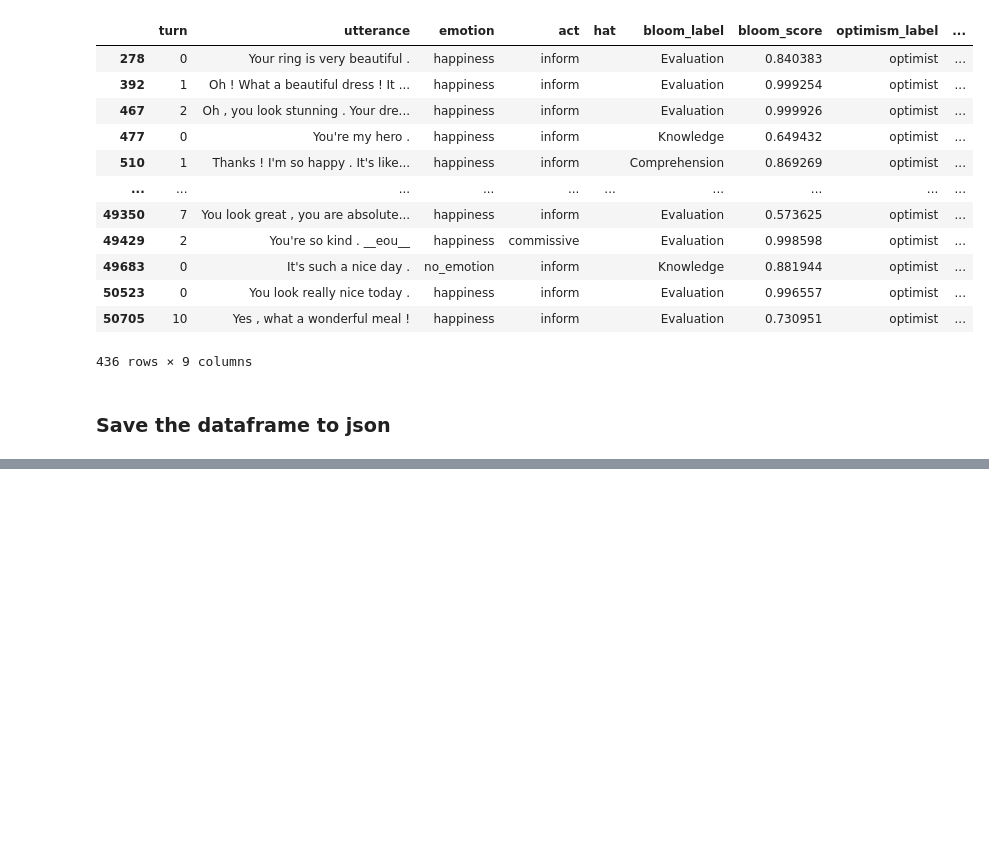
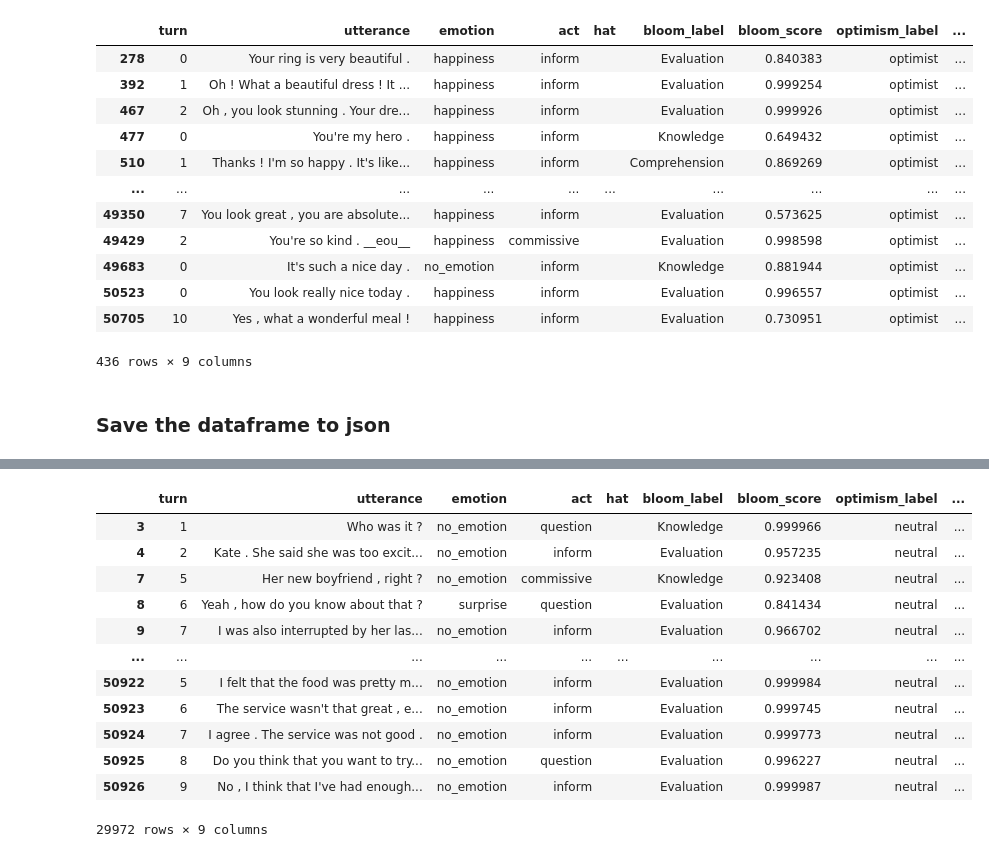
Before and after one commit to EmilianoMarrale/HLT, a Jupyter notebook: Automated Labeling/Yellow Hat/YELLOW_prediction.ipynb, the cells around one changed output, grey strips where cells are left out. Saved outputs shown, nothing was run; the diff lists cells and outputs as text; code cells hidden in the pictures; blank space fills up the shorter version.

```diff
--- a/Automated Labeling/Yellow Hat/YELLOW_prediction.ipynb
+++ b/Automated Labeling/Yellow Hat/YELLOW_prediction.ipynb
@@ -212,0 +261,16 @@ dialogues_df.to_json('dataset_with_bloom_optimism.json', orient='records', lines
+# %%
+dialogues_df.query("(bloom_label == 'Knowledge' or bloom_label == 'Evaluation') and bloom_score>0.8")
+# %% [output]
+|  | turn | utterance | emotion | act | hat | bloom_label | bloom_score | optimism_label | ... |
+| 3 | 1 | Who was it ? | no_emotion | question |  | Knowledge | 0.999966 | neutral | ... |
+| 4 | 2 | Kate . She said she was too excit... | no_emotion | inform |  | Evaluation | 0.957235 | neutral | ... |
+| 7 | 5 | Her new boyfriend , right ? | no_emotion | commissive |  | Knowledge | 0.923408 | neutral | ... |
+| 8 | 6 | Yeah , how do you know about that ? | surprise | question |  | Evaluation | 0.841434 | neutral | ... |
+| 9 | 7 | I was also interrupted by her las... | no_emotion | inform |  | Evaluation | 0.966702 | neutral | ... |
+| ... | ... | ... | ... | ... | ... | ... | ... | ... | ... |
+| 50922 | 5 | I felt that the food was pretty m... | no_emotion | inform |  | Evaluation | 0.999984 | neutral | ... |
+| 50923 | 6 | The service wasn't that great , e... | no_emotion | inform |  | Evaluation | 0.999745 | neutral | ... |
+| 50924 | 7 | I agree . The service was not good . | no_emotion | inform |  | Evaluation | 0.999773 | neutral | ... |
+| 50925 | 8 | Do you think that you want to try... | no_emotion | question |  | Evaluation | 0.996227 | neutral | ... |
+| 50926 | 9 | No , I think that I've had enough... | no_emotion | inform |  | Evaluation | 0.999987 | neutral | ... |
+29972 rows × 9 columns
```
Also changed, not shown: parts of 4 cells of this notebook, 3 other files.
